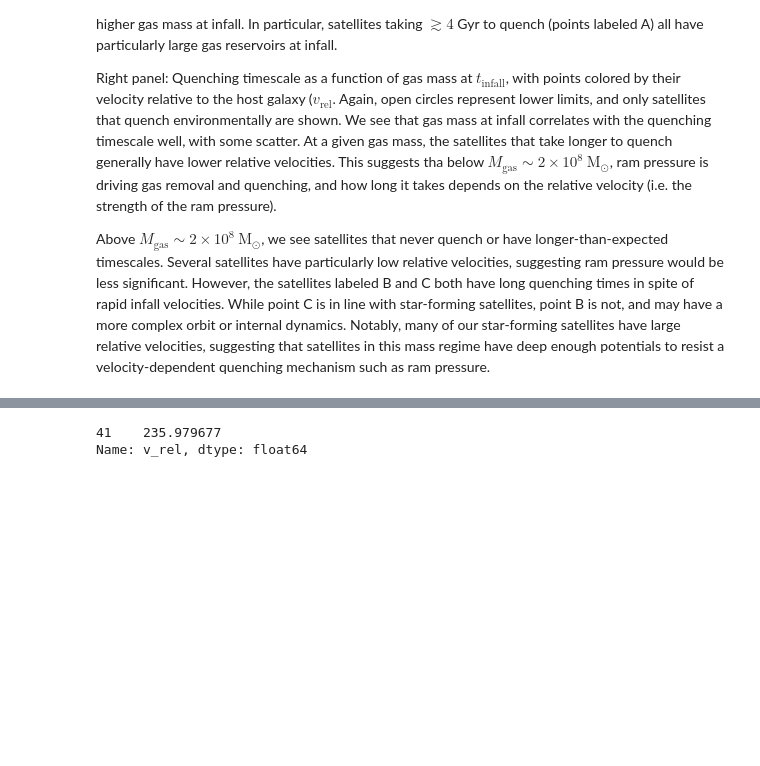
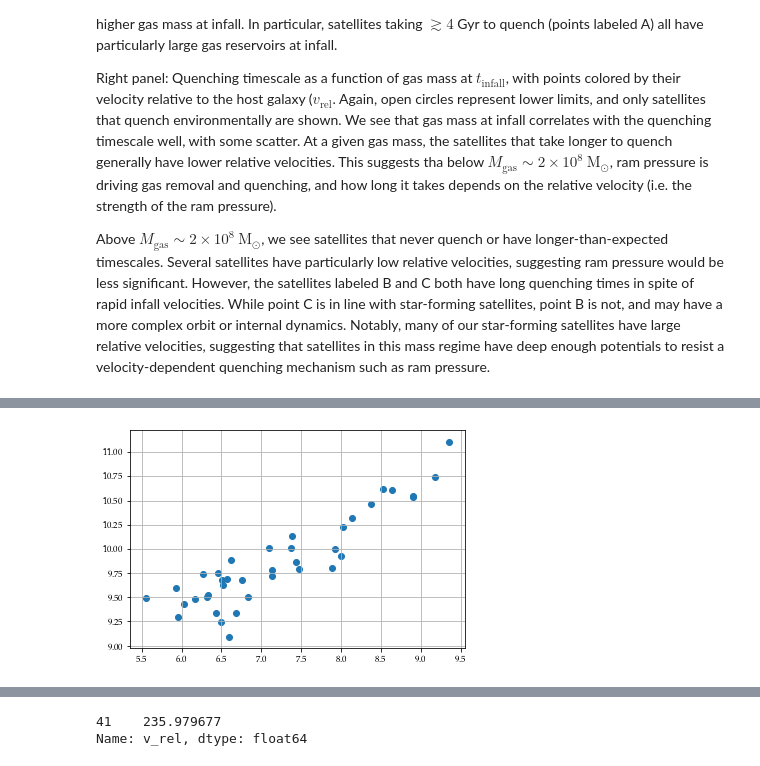
Before and after one commit to hollisakins/Justice_League_Code, a Jupyter notebook: Analysis/QuenchingTimescales/SFR_Quenching_Times.ipynb, the cells around one changed output, grey strips where cells are left out. Drawn from its saved outputs; the diff is of its cells as text; code cells hidden in the pictures; blank space fills up the shorter version.

```diff
--- a/Analysis/QuenchingTimescales/SFR_Quenching_Times.ipynb
+++ b/Analysis/QuenchingTimescales/SFR_Quenching_Times.ipynb
@@ -966,3 +1141,8 @@ Notably, many of our star-forming satellites have large relative velocities, sug
+# %%
+plt.scatter(np.log10(mstar),np.log10(M_halo_at_infall))
+plt.grid()
+# %% [output]
+[figure, added]
 # %%
 data = read_infall_properties()
 q = data[(data.tquench < 9.5)&(data.timescale > -2)] # select only satellites that quench *environmentally*
```
Also changed, not shown: parts of 4 cells of this notebook.
